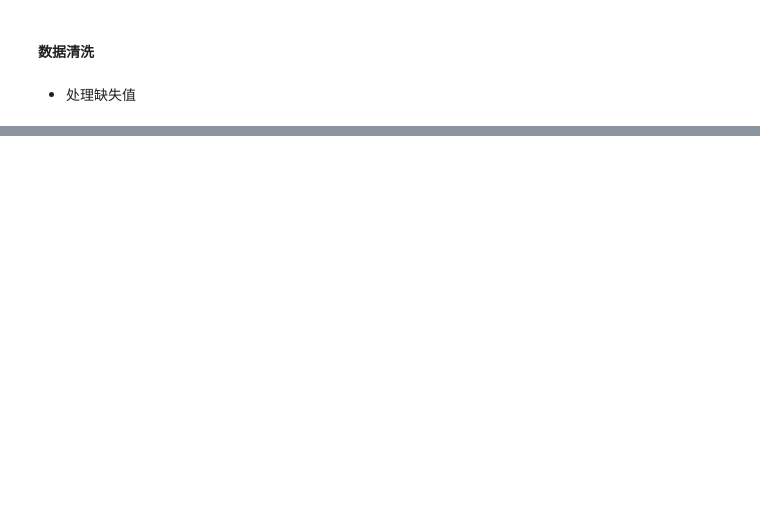
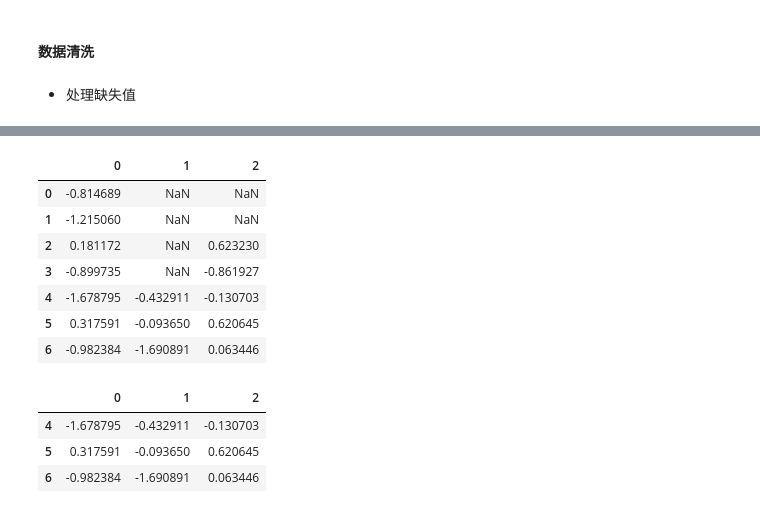
Before and after one commit to Maleeran/data_analytics, a Jupyter notebook: 02_preprocessing/clean.ipynb, the cells around one changed output, grey strips where cells are left out. Drawn from its saved outputs; the diff is of its cells as text; code cells hidden in the pictures; blank space fills up the shorter version.

```diff
--- a/02_preprocessing/clean.ipynb
+++ b/02_preprocessing/clean.ipynb
@@ -42,0 +93,22 @@ TypeError: Cannot perform reduction 'mean' with string dtype
+# %%
+df1 = pd.DataFrame(np.random.randn(7, 3))
+df1.iloc[:4, 1] = NA
+df1.iloc[:2, 2] = NA
+
+df1
+# %% [output]
+|  | 0 | 1 | 2 |
+| 0 | -0.814689 | NaN | NaN |
+| 1 | -1.215060 | NaN | NaN |
+| 2 | 0.181172 | NaN | 0.623230 |
+| 3 | -0.899735 | NaN | -0.861927 |
+| 4 | -1.678795 | -0.432911 | -0.130703 |
+| 5 | 0.317591 | -0.093650 | 0.620645 |
+| 6 | -0.982384 | -1.690891 | 0.063446 |
+# %%
+df1.dropna()
+# %% [output]
+|  | 0 | 1 | 2 |
+| 4 | -1.678795 | -0.432911 | -0.130703 |
+| 5 | 0.317591 | -0.093650 | 0.620645 |
+| 6 | -0.982384 | -1.690891 | 0.063446 |
```
Also changed, not shown: parts of 34 cells of this notebook, 2 other files.
